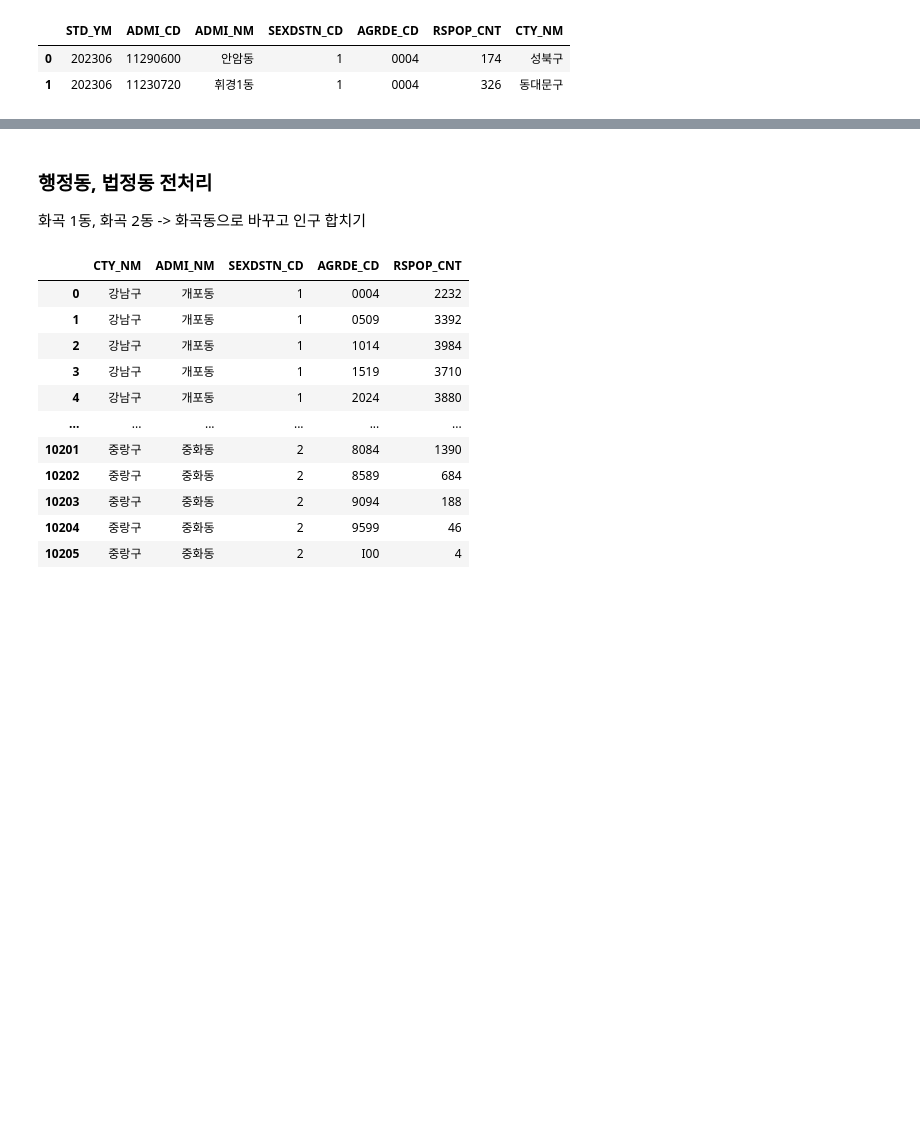
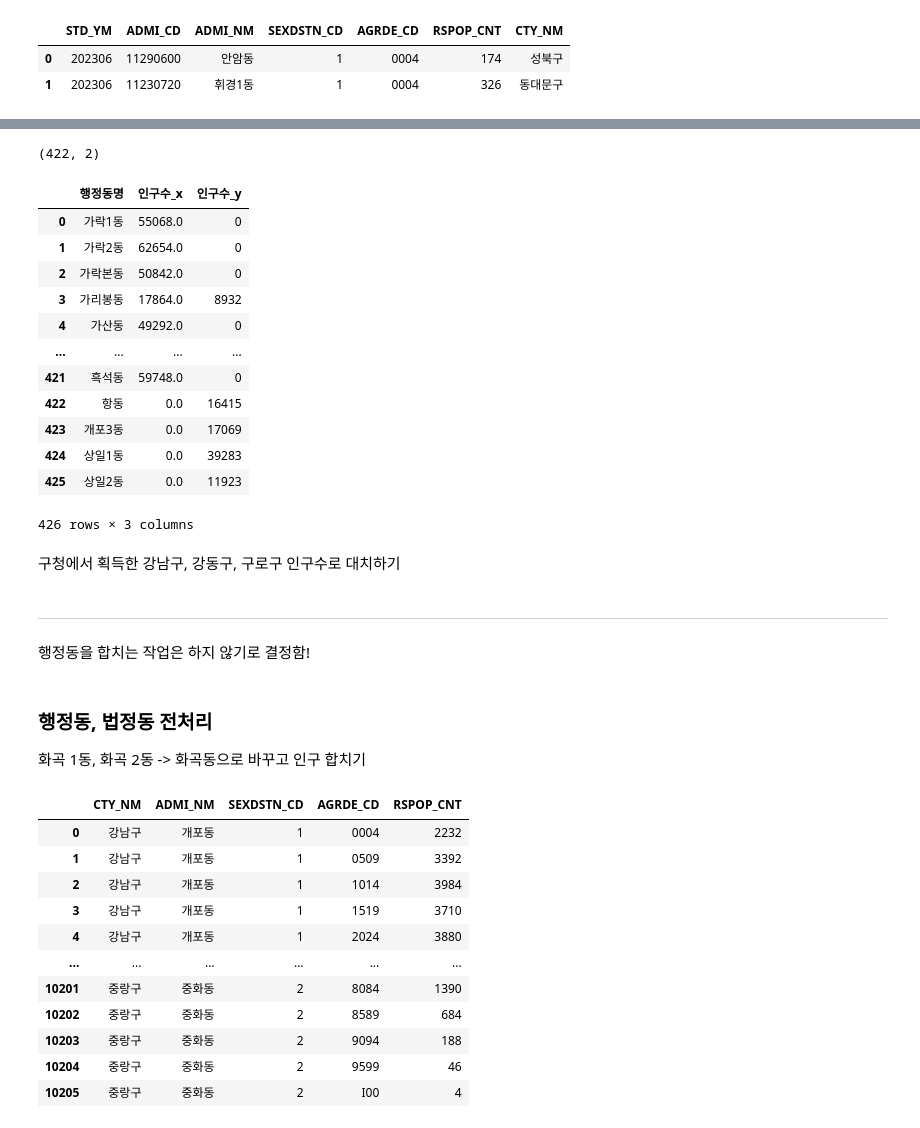
Before and after one commit to sesac-2023/cha_workspace, a Jupyter notebook: individual_tests/PJT_final_2023/preprocessing/people_by_region_EDA.ipynb, the cells around one changed output, grey strips where cells are left out. Saved outputs shown, nothing was run; the diff lists cells and outputs as text; code cells hidden in the pictures; blank space fills up the shorter version.

```diff
--- a/individual_tests/PJT_final_2023/preprocessing/people_by_region_EDA.ipynb
+++ b/individual_tests/PJT_final_2023/preprocessing/people_by_region_EDA.ipynb
@@ -68,0 +112,16 @@ len(data['ADMI_NM'].unique())
+# %%
+# 데이터 로드
+guro = pd.read_excel(f'../preprocessing/빅캠 거주인구 결측치 보완 데이터/인구 및 세대현황_구로구.xlsx', usecols=[1, 3], names = ['행정동명', '인구수'], thousands=',')
+gangnam = pd.read_excel(f'../preprocessing/빅캠 거주인구 결측치 보완 데이터/인구 및 세대현황_강남구.xlsx', usecols=[1, 3], names = ['행정동명', '인구수'], thousands=',')
+gangdong = pd.read_excel(f'../preprocessing/빅캠 거주인구 결측치 보완 데이터/인구 및 세대현황_강동구.xlsx', usecols=[1, 3], names = ['행정동명', '인구수'], thousands=',')
+
+# 필요한 행만 남기기
+guro = guro.iloc[6:, :]
+gangnam = gangnam.iloc[6:, :]
+gangdong = gangdong.iloc[6:, :]
+
+# 구로제1동 -> 구로1동 ('제' 제거)
+# 정규식을 사용하여 '동네이름'+'제'+'숫자'+'동'를 '동네이름'+'숫자'+'동'으로 변경
+guro['행정동명'] = guro['행정동명'].apply(lambda x: re.sub(r'제(\d+)동', r'\1동', x) if '제' in x else x)
+gangnam['행정동명'] = gangnam['행정동명'].apply(lambda x: re.sub(r'제(\d+)동', r'\1동', x) if '제' in x else x)
+gangdong['행정동명'] = gangdong['행정동명'].apply(lambda x: re.sub(r'제(\d+)동', r'\1동', x) if '제' in x else x)
@@ -68,0 +154,8 @@ len(data['ADMI_NM'].unique())
+# %%
+filtered_data = data.groupby('ADMI_NM')['RSPOP_CNT'].sum().to_frame()
+filtered_data.reset_index(inplace=True)
+filtered_data.rename(columns={'ADMI_NM': '행정동명', 'RSPOP_CNT': '인구수'}, inplace=True)
+# %%
+filtered_data.shape
+# %% [output]
+(422, 2)
@@ -68,0 +179,23 @@ len(data['ADMI_NM'].unique())
+# %%
+# 구로구, 강남구, 강동구 합치고 신사동 제외하기
+data_to_add = pd.concat([guro, gangnam, gangdong])
+data_to_add = data_to_add[~(data_to_add['행정동명'] == '신사동')]
+# %%
+merged_data = pd.merge(filtered_data, data_to_add, left_on='행정동명', right_on='행정동명', how='outer')
+merged_data.fillna(0, inplace=True)
+# %%
+merged_data
+# %% [output]
+|  | 행정동명 | 인구수_x | 인구수_y |
+| 0 | 가락1동 | 55068.0 | 0 |
+| 1 | 가락2동 | 62654.0 | 0 |
+| 2 | 가락본동 | 50842.0 | 0 |
+| 3 | 가리봉동 | 17864.0 | 8932 |
+| 4 | 가산동 | 49292.0 | 0 |
+| ... | ... | ... | ... |
+| 421 | 흑석동 | 59748.0 | 0 |
+| 422 | 항동 | 0.0 | 16415 |
+| 423 | 개포3동 | 0.0 | 17069 |
+| 424 | 상일1동 | 0.0 | 39283 |
+| 425 | 상일2동 | 0.0 | 11923 |
+426 rows × 3 columns
@@ -69,3 +213,8 @@ len(data['ADMI_NM'].unique())
+# %% [markdown]
+구청에서 획득한 강남구, 강동구, 구로구 인구수로 대치하기
+# %% [markdown]
+---
+행정동을 합치는 작업은 하지 않기로 결정함!
 # %% [markdown]
 ### 행정동, 법정동 전처리
 화곡 1동, 화곡 2동 -> 화곡동으로 바꾸고 인구 합치기
```
Also changed, not shown: parts of 20 cells of this notebook.
